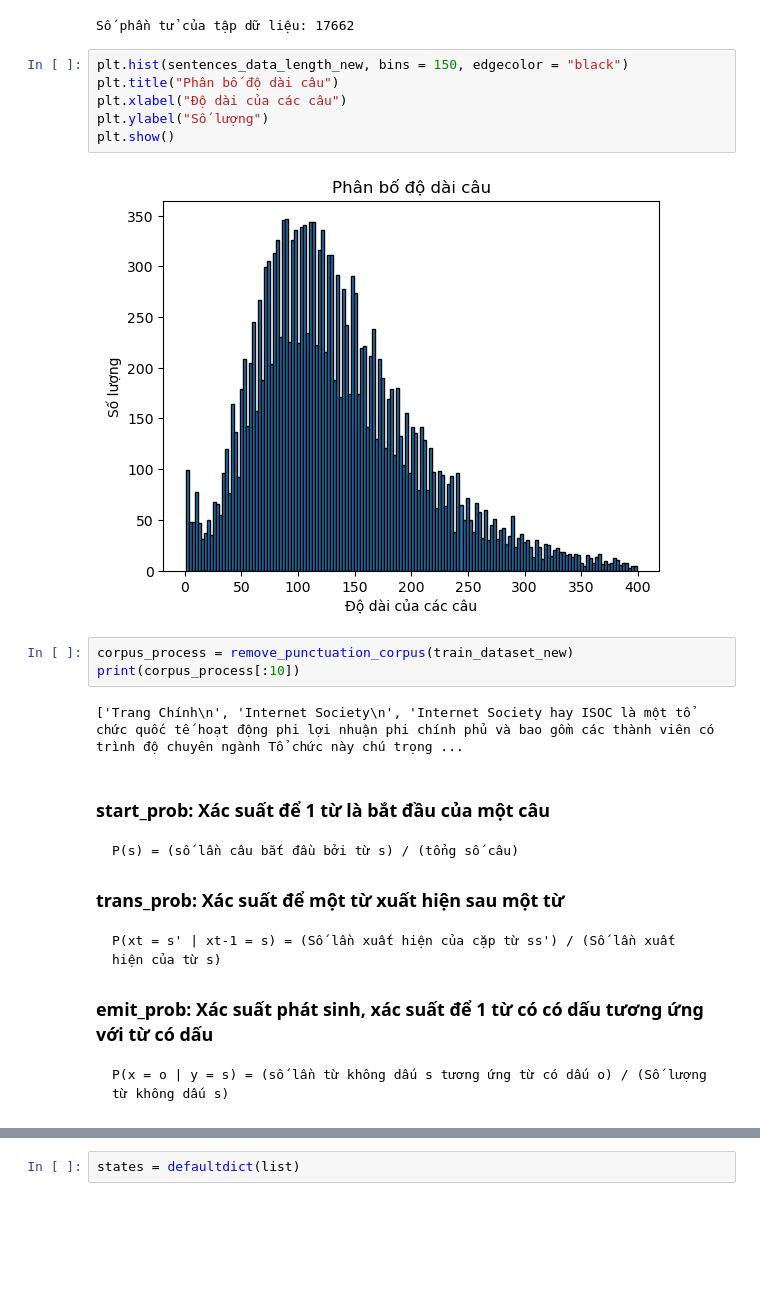
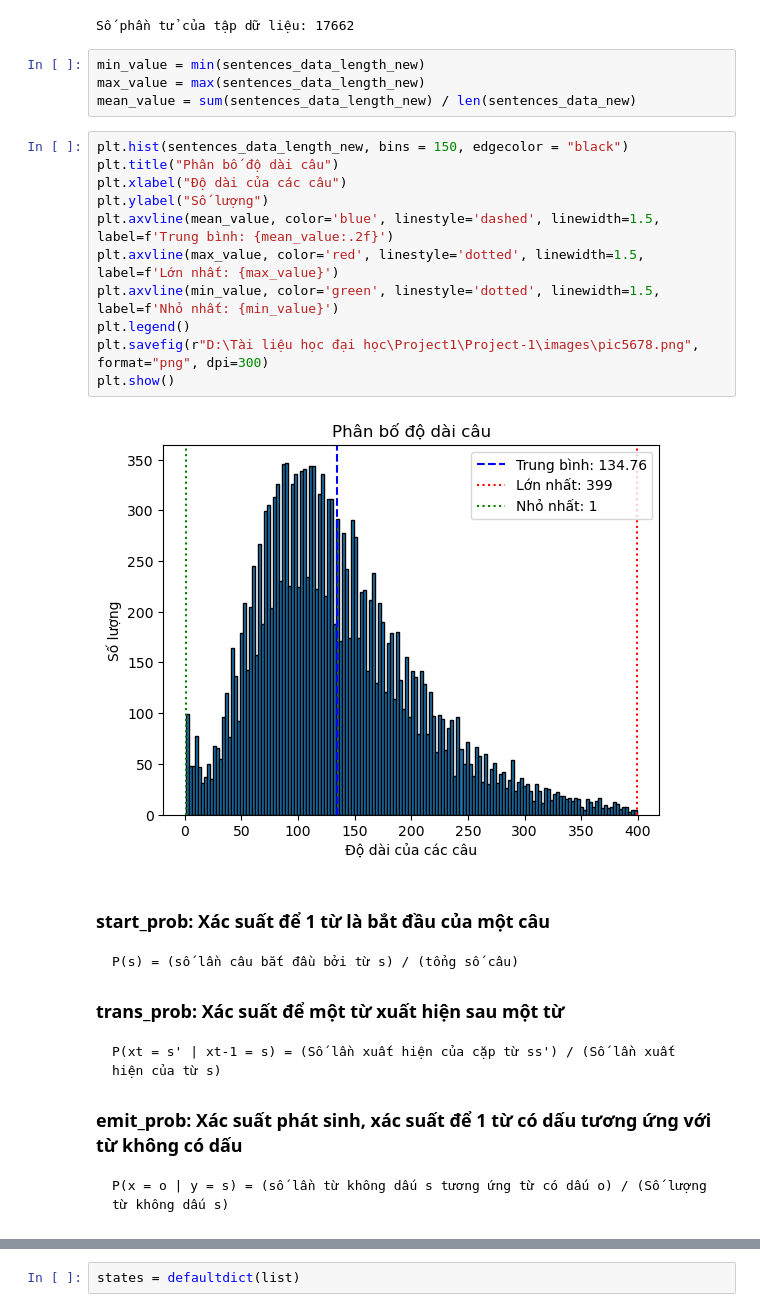
Before and after one commit to kingofnonames/Project-1, a Jupyter notebook: project1.ipynb, the cells around one changed output, grey strips where cells are left out. Saved outputs shown, nothing was run; the diff lists cells and outputs as text; blank space fills up the shorter version.

```diff
--- a/project1.ipynb
+++ b/project1.ipynb
@@ -108,19 +138,23 @@ print(f"Số phần tử của tập dữ liệu: {len(sentences_data_new)}")
 sentences_data_length_new = [len(sentence) for sentence in sentences_data_new]
 # %% [output]
 Số phần tử của tập dữ liệu: 17662
-# %%
-plt.hist(sentences_data_length_new, bins = 150, edgecolor = "black")
-plt.title("Phân bố độ dài câu")
-plt.xlabel("Độ dài của các câu")
-plt.ylabel("Số lượng")
-plt.show()
-# %% [output]
-[figure, removed]
-# %%
-corpus_process = remove_punctuation_corpus(train_dataset_new)
-print(corpus_process[:10])
-# %% [output]
-['Trang Chính\n', 'Internet Society\n', 'Internet Society hay ISOC là một tổ chức quốc tế hoạt động phi lợi nhuận phi chính phủ và bao gồm các thành viên có trình độ chuyên ngành Tổ chức này chú trọng ...
+# %%
+min_value = min(sentences_data_length_new)
+max_value = max(sentences_data_length_new)
+mean_value = sum(sentences_data_length_new) / len(sentences_data_new)
+# %%
+plt.hist(sentences_data_length_new, bins = 150, edgecolor = "black")
+plt.title("Phân bố độ dài câu")
+plt.xlabel("Độ dài của các câu")
+plt.ylabel("Số lượng")
+plt.axvline(mean_value, color='blue', linestyle='dashed', linewidth=1.5, label=f'Trung bình: {mean_value:.2f}')
+plt.axvline(max_value, color='red', linestyle='dotted', linewidth=1.5, label=f'Lớn nhất: {max_value}')
+plt.axvline(min_value, color='green', linestyle='dotted', linewidth=1.5, label=f'Nhỏ nhất: {min_value}')
+plt.legend()
+plt.savefig(r"D:\Tài liệu học đại học\Project1\Project-1\images\pic5678.png", format="png", dpi=300)
+plt.show()
+# %% [output]
+[figure, added]
 # %% [markdown]
 ###    **start_prob:** Xác suất để 1 từ là bắt đầu của một câu
 
@@ -129,7 +163,7 @@ print(corpus_process[:10])
 
     P(xt = s' | xt-1 = s) = (Số lần xuất hiện của cặp từ ss') / (Số lần xuất hiện của từ s)
 
-### **emit_prob:** Xác suất phát sinh, xác suất để 1 từ có có dấu tương ứng với từ có dấu
+### **emit_prob:** Xác suất phát sinh, xác suất để 1 từ có dấu tương ứng với từ không có dấu
 
     P(x = o | y = s) = (số lần từ không dấu s tương ứng từ có dấu o) / (Số lượng từ không dấu s)
 # %%
```
Also changed, not shown: parts of 50 cells of this notebook, 21 other files.
